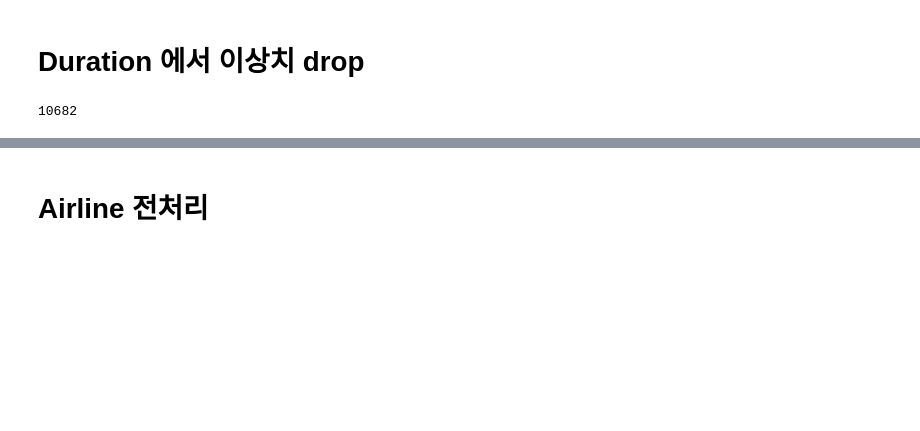
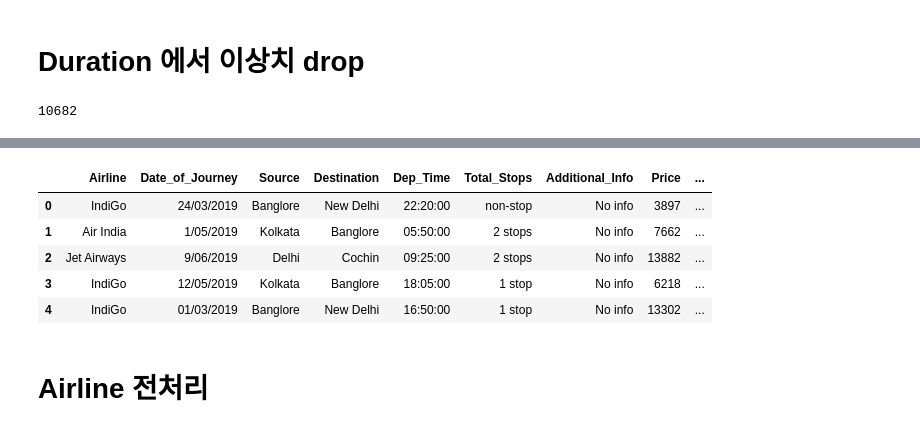
Before and after one commit to skfkeh/MachineLearning_proj, a Jupyter notebook: JY/Airplane.ipynb, the cells around one changed output, grey strips where cells are left out. Saved outputs shown, nothing was run; the diff lists cells and outputs as text; code cells hidden in the pictures; blank space fills up the shorter version.

```diff
--- a/JY/Airplane.ipynb
+++ b/JY/Airplane.ipynb
@@ -80,3 +77,13 @@ dtype: int64
+# %%
+df.drop(columns=['Duration_hour','Duration_min','Arrival_Time'],inplace=True)
+df.head()
+# %% [output]
+|  | Airline | Date_of_Journey | Source | Destination | Dep_Time | Total_Stops | Additional_Info | Price | ... |
+| 0 | IndiGo | 24/03/2019 | Banglore | New Delhi | 22:20:00 | non-stop | No info | 3897 | ... |
+| 1 | Air India | 1/05/2019 | Kolkata | Banglore | 05:50:00 | 2 stops | No info | 7662 | ... |
+| 2 | Jet Airways | 9/06/2019 | Delhi | Cochin | 09:25:00 | 2 stops | No info | 13882 | ... |
+| 3 | IndiGo | 12/05/2019 | Kolkata | Banglore | 18:05:00 | 1 stop | No info | 6218 | ... |
+| 4 | IndiGo | 01/03/2019 | Banglore | New Delhi | 16:50:00 | 1 stop | No info | 13302 | ... |
 # %% [markdown]
 # Airline 전처리
 # %%
```
Also changed, not shown: parts of 19 cells of this notebook.
